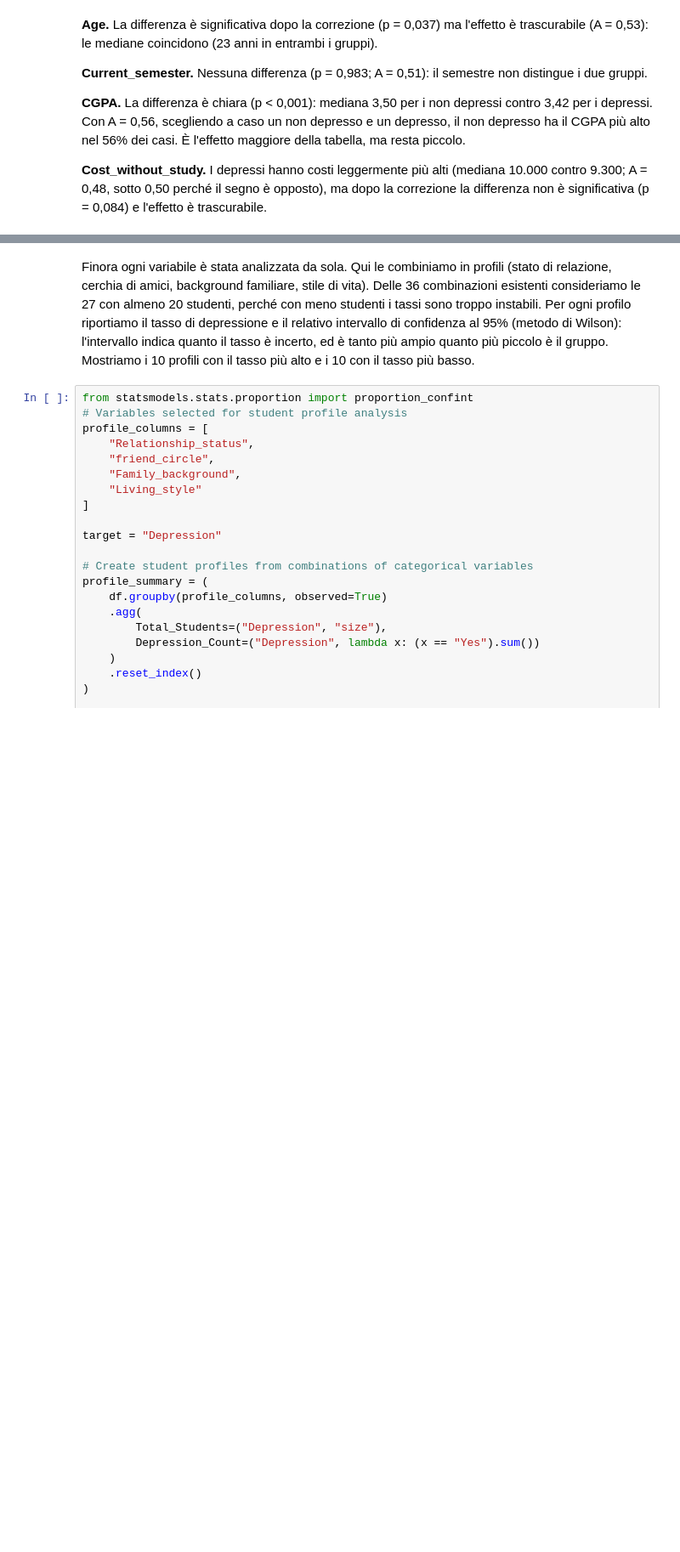
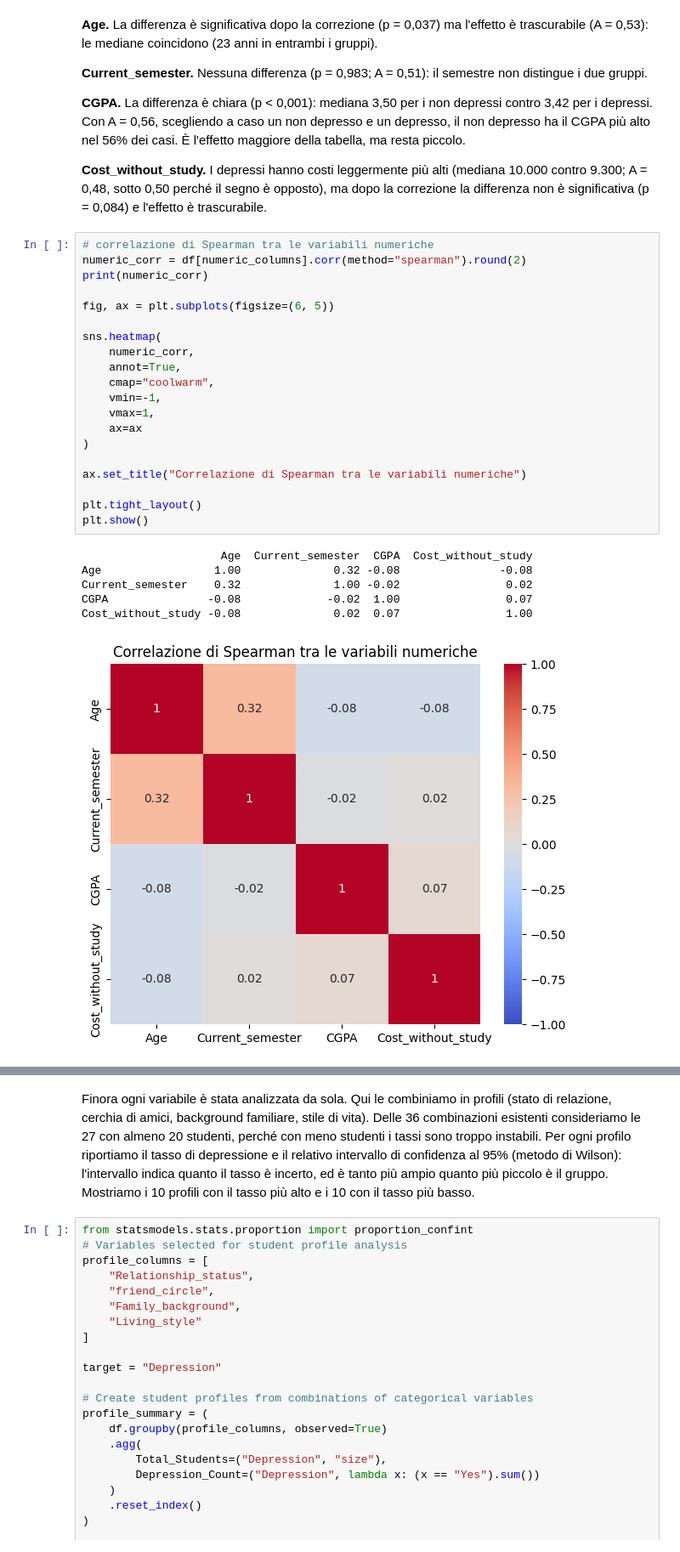
Before and after one commit to DinuIustinAdrian/final_project_data_science, a Jupyter notebook: juno-s-story-student-depression-eda-stats.ipynb, the cells around one changed output, grey strips where cells are left out. Shown at 85% size. Saved outputs shown, nothing was run; the diff lists cells and outputs as text; blank space fills up the shorter version.

```diff
--- a/juno-s-story-student-depression-eda-stats.ipynb
+++ b/juno-s-story-student-depression-eda-stats.ipynb
@@ -811,3 +863,30 @@ numeric_association_table
 **CGPA.** La differenza è chiara (p < 0,001): mediana 3,50 per i non depressi contro 3,42 per i depressi. Con A = 0,56, scegliendo a caso un non depresso e un depresso, il non depresso ha il CGPA più alto nel 56% dei casi. È l'effetto maggiore della tabella, ma resta piccolo.
 
 **Cost_without_study.** I depressi hanno costi leggermente più alti (mediana 10.000 contro 9.300; A = 0,48, sotto 0,50 perché il segno è opposto), ma dopo la correzione la differenza non è significativa (p = 0,084) e l'effetto è trascurabile.
+# %%
+# correlazione di Spearman tra le variabili numeriche
+numeric_corr = df[numeric_columns].corr(method="spearman").round(2)
+print(numeric_corr)
+
+fig, ax = plt.subplots(figsize=(6, 5))
+
+sns.heatmap(
+    numeric_corr,
+    annot=True,
+    cmap="coolwarm",
+    vmin=-1,
+    vmax=1,
+    ax=ax
+)
+
+ax.set_title("Correlazione di Spearman tra le variabili numeriche")
+
+plt.tight_layout()
+plt.show()
+# %% [output]
+                     Age  Current_semester  CGPA  Cost_without_study
+Age                 1.00              0.32 -0.08               -0.08
+Current_semester    0.32              1.00 -0.02                0.02
+CGPA               -0.08             -0.02  1.00                0.07
+Cost_without_study -0.08              0.02  0.07                1.00
+[figure, added]
```
Also changed, not shown: parts of 3 cells of this notebook.
